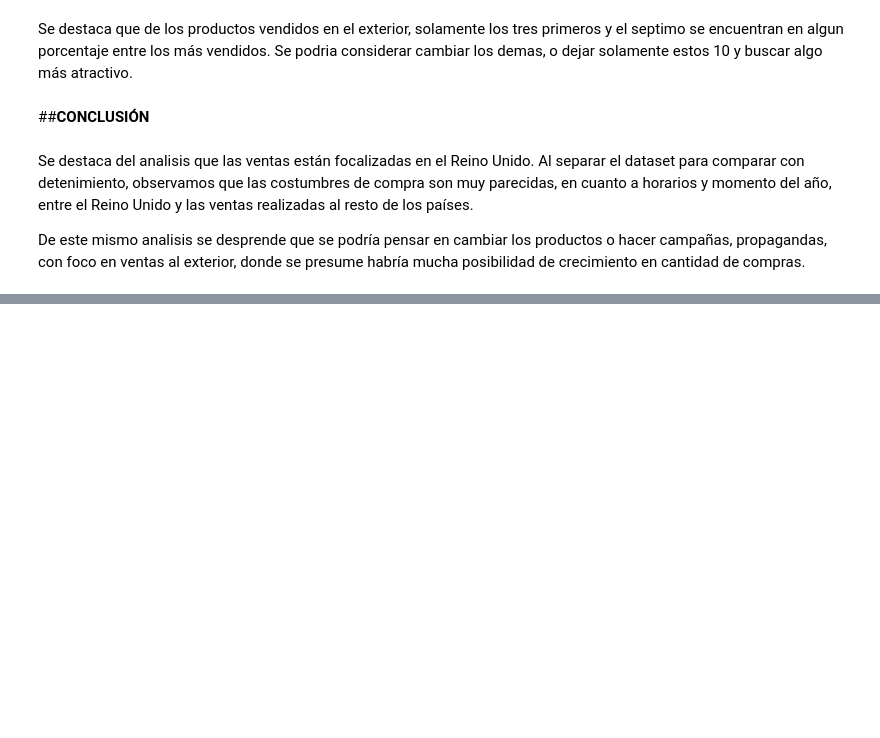
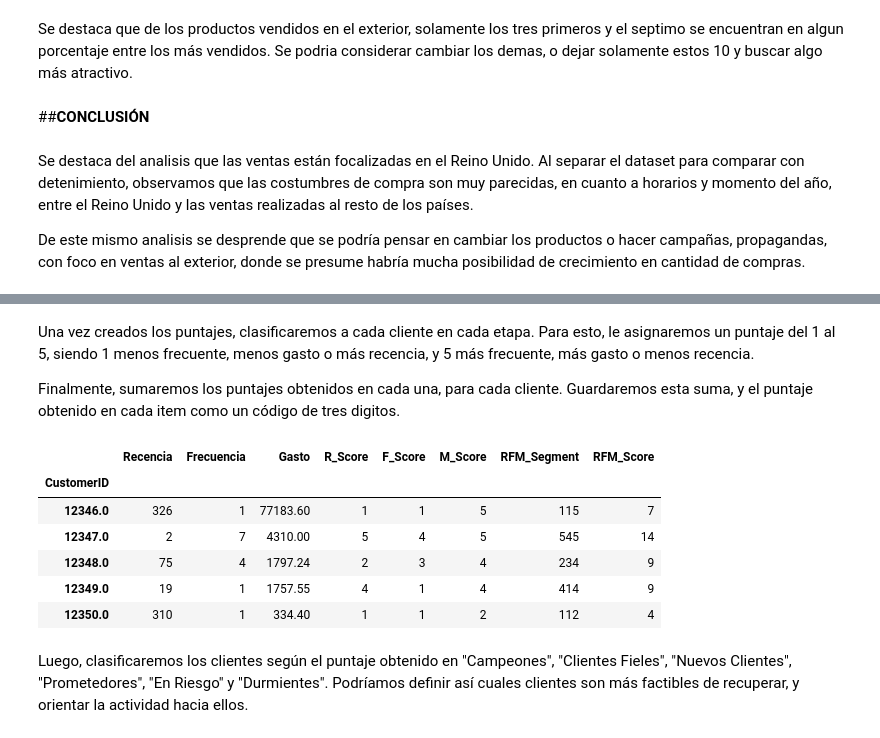
Before and after one commit to florcisco/Online-Retail-Analysis, a Jupyter notebook: Online_Retail_Analysis.ipynb, the cells around one changed output, grey strips where cells are left out. Cells and saved outputs as stored; diff of their text form; code cells hidden in the pictures; blank space fills up the shorter version.

```diff
--- a/Online_Retail_Analysis.ipynb
+++ b/Online_Retail_Analysis.ipynb
@@ -292,0 +333,13 @@ De este mismo analisis se desprende que se podría pensar en cambiar los product
+# %%
+# 2. Calcular R, F, y M
+rfm_df = df.groupby('CustomerID').agg(
+    # Recencia:
+    Recencia=('InvoiceDate', lambda x: (snapshot_date - x.max()).days),
+    # Frecuencia:
+    Frecuencia=('InvoiceNo', 'nunique'),
+    # Valor Monetario:
+    Gasto=('TotalPrice', 'sum')
+)
+
+rfm_df.rename(columns={'Gasto': 'Gasto'}, inplace=True)
+rfm_df.head()
@@ -292,0 +354,28 @@ De este mismo analisis se desprende que se podría pensar en cambiar los product
+# %% [markdown]
+Una vez creados los puntajes, clasificaremos a cada cliente en cada etapa. Para esto, le asignaremos un puntaje del 1 al 5, siendo 1 menos frecuente, menos gasto o más recencia, y 5 más frecuente, más gasto o menos recencia.
+
+Finalmente, sumaremos los puntajes obtenidos en cada una, para cada cliente. Guardaremos esta suma, y el puntaje obtenido en cada item como un código de tres digitos.
+# %%
+# 3. Asignar puntajes
+rfm_df['R_Score'] = pd.qcut(rfm_df['Recencia'], 5, labels=False, duplicates='drop') + 1
+max_r_score = rfm_df['R_Score'].max()
+rfm_df['R_Score'] = rfm_df['R_Score'].apply(lambda x: max_r_score - x + 1)
+
+rfm_df['F_Score'] = pd.qcut(rfm_df['Frecuencia'], 5, labels=False, duplicates='drop') + 1
+rfm_df['M_Score'] = pd.qcut(rfm_df['Gasto'], 5, labels=False, duplicates='drop') + 1
+
+# Crear el puntaje combinado RFM y el RFM_Score
+rfm_df['RFM_Segment'] = rfm_df['R_Score'].astype(str) + rfm_df['F_Score'].astype(str) + rfm_df['M_Score'].astype(str)
+rfm_df['RFM_Score'] = rfm_df['R_Score'].astype(int) + rfm_df['F_Score'].astype(int) + rfm_df['M_Score'].astype(int)
+
+rfm_df.head()
+# %% [output]
+|  | Recencia | Frecuencia | Gasto | R_Score | F_Score | M_Score | RFM_Segment | RFM_Score |
+| CustomerID |  |  |  |  |  |  |  |  |
+| 12346.0 | 326 | 1 | 77183.60 | 1 | 1 | 5 | 115 | 7 |
+| 12347.0 | 2 | 7 | 4310.00 | 5 | 4 | 5 | 545 | 14 |
+| 12348.0 | 75 | 4 | 1797.24 | 2 | 3 | 4 | 234 | 9 |
+| 12349.0 | 19 | 1 | 1757.55 | 4 | 1 | 4 | 414 | 9 |
+| 12350.0 | 310 | 1 | 334.40 | 1 | 1 | 2 | 112 | 4 |
+# %% [markdown]
+Luego, clasificaremos los clientes según el puntaje obtenido en "Campeones", "Clientes Fieles", "Nuevos Clientes", "Prometedores", "En Riesgo" y "Durmientes". Podríamos definir así cuales clientes son más factibles de recuperar, y orientar la actividad hacia ellos.
```
Also changed, not shown: parts of 20 cells of this notebook.
